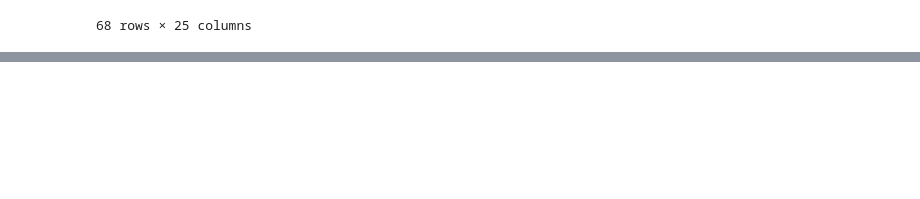
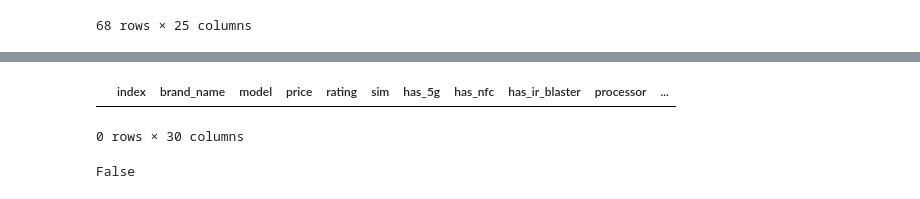
Before and after one commit to MohitMahi1/Smart-Phone-EDA-Analysis, a Jupyter notebook: SmartPhoneCleanData.ipynb, the cells around one changed output, grey strips where cells are left out. Saved outputs shown, nothing was run; the diff lists cells and outputs as text; code cells hidden in the pictures; blank space fills up the shorter version.

```diff
--- a/SmartPhoneCleanData.ipynb
+++ b/SmartPhoneCleanData.ipynb
@@ -1123,0 +1213,14 @@ copy_df[copy_df["battery_capacity"] > 9000]
+# %%
+# Now comes to Camera column
+
+# Here We do 4 columns
+# 1. How many camaras have in back
+# 2. how many front camera have
+# 3. The main camera MP
+# 4. Front camera Mp
+
+num_rear_cameras = copy_df["camera"].str.strip().str.split("&").str.get(0).apply(camera_extract)
+# %%
+copy_df.insert(26, "num_rear_cameras", num_rear_cameras)
+# %%
+num_front_camera = copy_df["camera"].str.strip().str.split("&").str.get(1).str.strip().fillna("Missing").apply(front_camera_extract)
@@ -1123,0 +1239,9 @@ copy_df[copy_df["battery_capacity"] > 9000]
+# %%
+copy_df[copy_df['camera'] == 'Foldable Display, Dual Display']
+# %% [output]
+|  | index | brand_name | model | price | rating | sim | has_5g | has_nfc | has_ir_blaster | processor | ... |
+0 rows × 30 columns
+# %%
+copy_df.loc[69,'camera'] == '50 MP'
+# %% [output]
+False
```
Also changed, not shown: parts of 28 cells of this notebook, 4 other files.
